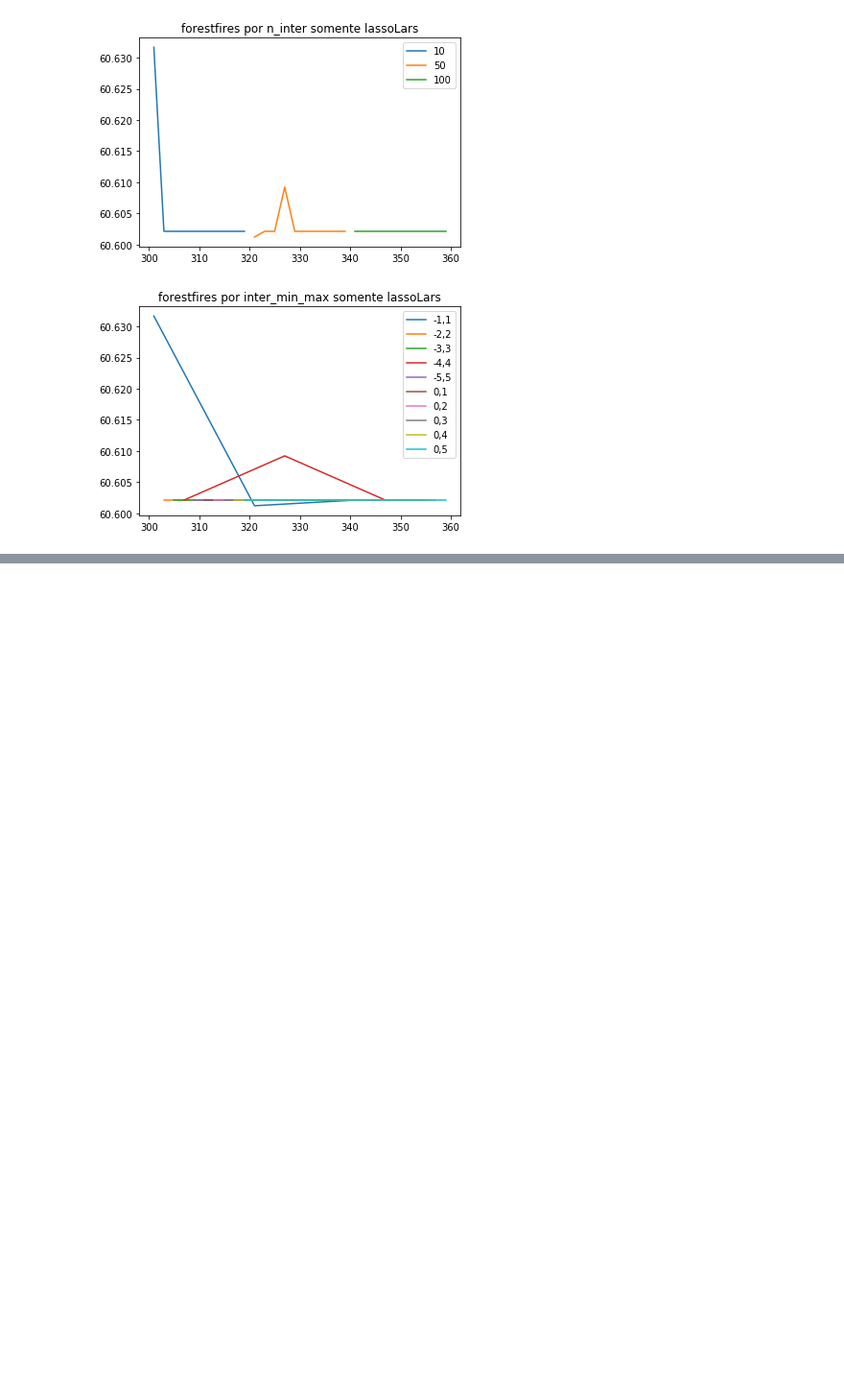
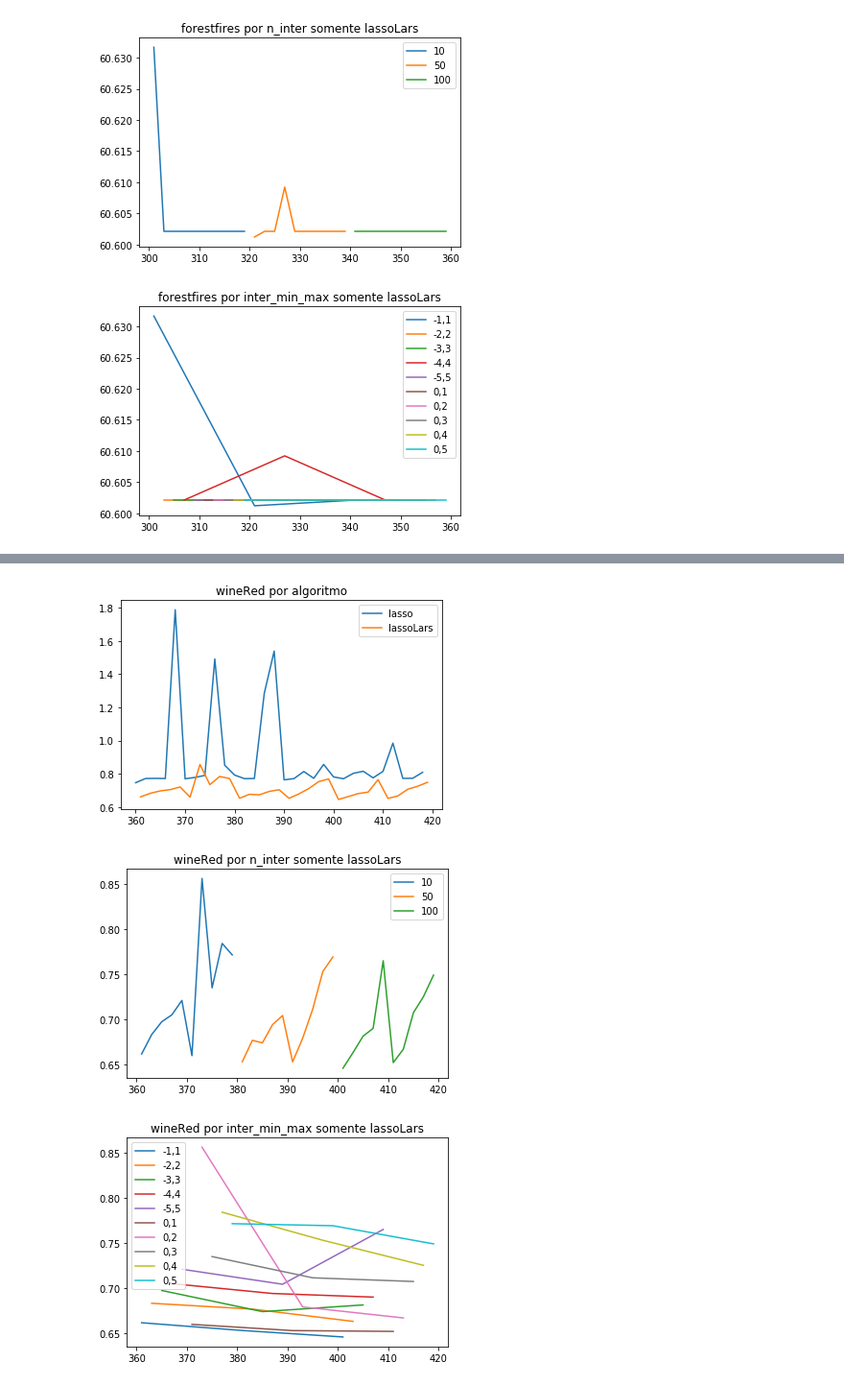
Before and after one commit to maira-lima/inter-transf, a Jupyter notebook: inter-transf.ipynb, the cells around one changed output, grey strips where cells are left out. Shown at 96% size. Cells and saved outputs as stored; diff of their text form; code cells hidden in the pictures; blank space fills up the shorter version.

Commit message:
mais resultados, wineRed demorou umas 20 horas pra calcular

```diff
--- a/inter-transf.ipynb
+++ b/inter-transf.ipynb
@@ -489,0 +524,17 @@ plt.show()
+# %%
+for algoritmo in algoritmos:
+    S = df.loc[df['dataset'] == 'wineRed'].loc[df['algoritmo'] == algoritmo]['msre']
+    S.plot(title='wineRed por algoritmo', label=algoritmo, legend=True)
+plt.show()
+for ninter in ninter_list:
+    S = df.loc[df['dataset'] == 'wineRed'].loc[df['algoritmo'] == 'lassoLars'].loc[df['ninter'] == ninter]['msre']
+    S.plot(title='wineRed por n_inter somente lassoLars', label=ninter, legend=True)
+plt.show()
+for inter_min, inter_max in inter_min_max:
+    S = df.loc[df['dataset'] == 'wineRed'].loc[df['algoritmo'] == 'lassoLars'].loc[df['inter_min'] == inter_min].loc[df['inter_max'] == inter_max]['msre']
+    S.plot(title='wineRed por inter_min_max somente lassoLars', label=f'{inter_min},{inter_max}', legend=True)
+plt.show()
+# %% [output]
+[figure, added]
+[figure, added]
+[figure, added]
```
Also changed, not shown: parts of 4 cells of this notebook, 2 other files.
